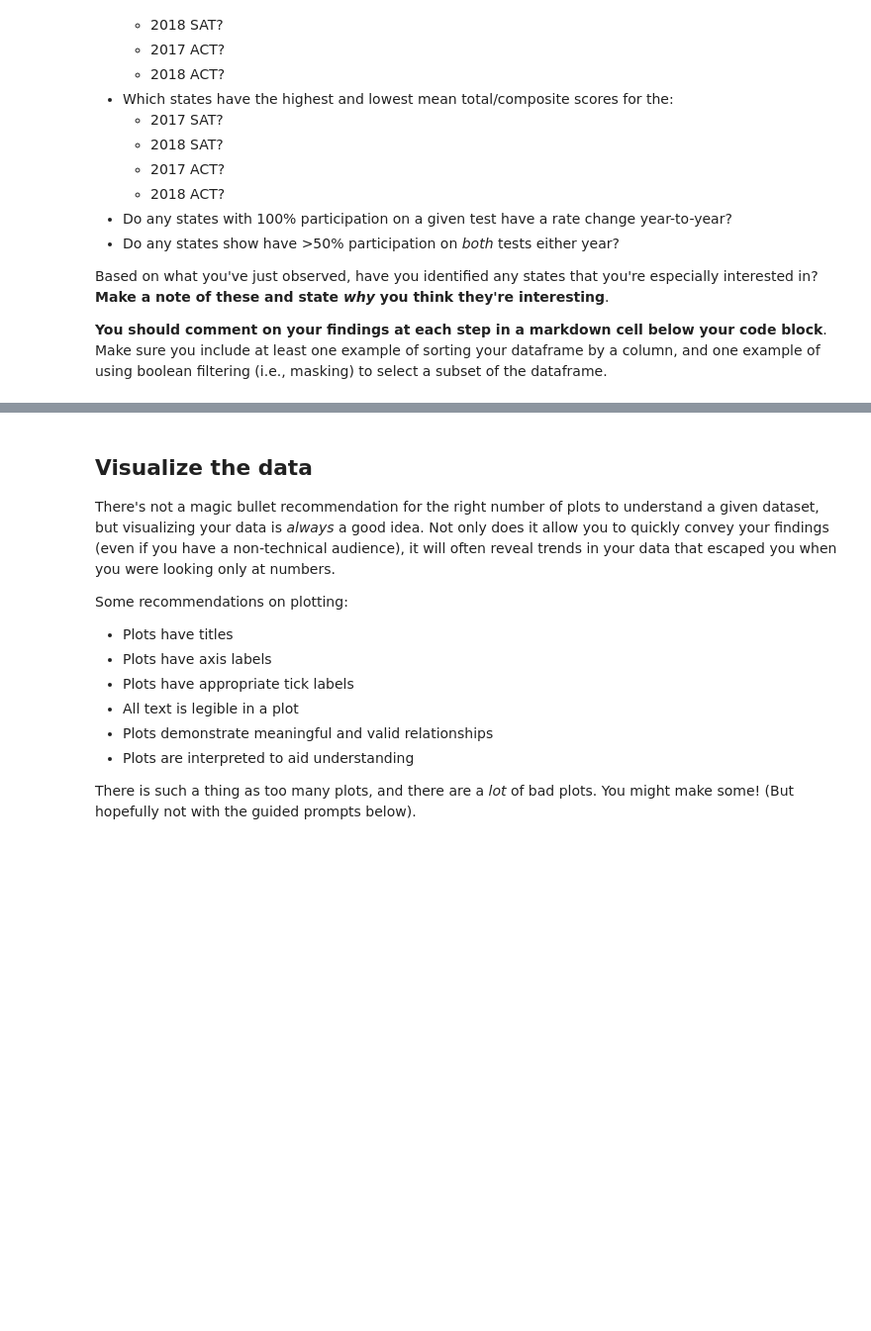
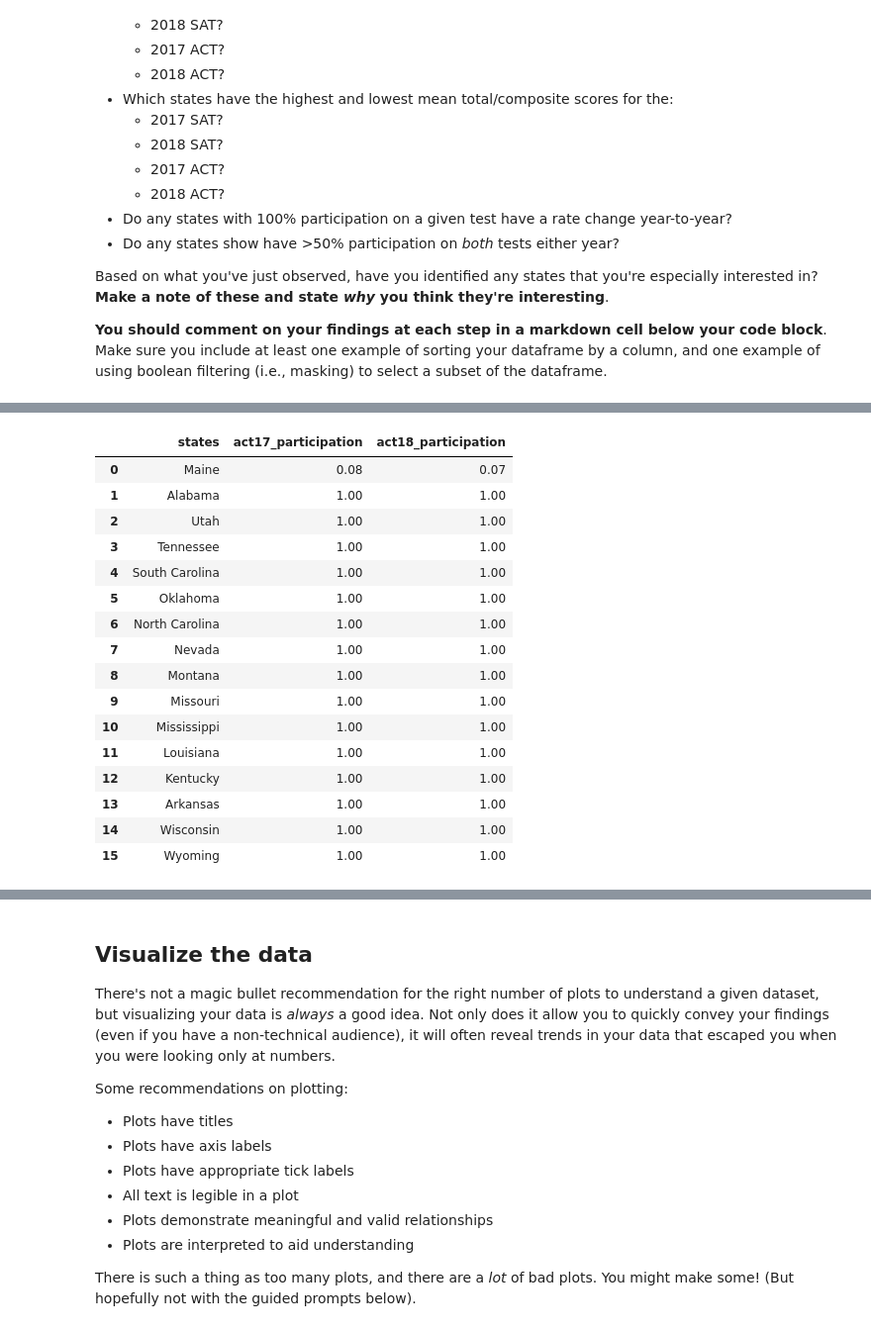
Before and after one commit to prerak12agarwal/GA_DSI_Projects, a Jupyter notebook: Project 1/code/SAT_ACT_17-18_analysis_for_US_states.ipynb, the cells around one changed output, grey strips where cells are left out. Shown at 99% size. Saved outputs shown, nothing was run; the diff lists cells and outputs as text; code cells hidden in the pictures; blank space fills up the shorter version.

```diff
--- a/Project 1/code/SAT_ACT_17-18_analysis_for_US_states.ipynb
+++ b/Project 1/code/SAT_ACT_17-18_analysis_for_US_states.ipynb
@@ -1053,0 +1220,9 @@ Based on what you've just observed, have you identified any states that you're e
+# %%
+# Creating masks to obtain min & max values of 'act17_participation' column
+min_act17_par = satact_1718['act17_participation']==satact_1718['act17_participation'].min()
+max_act17_par = satact_1718['act17_participation']==satact_1718['act17_participation'].max()
+
+# Applying the masks to obtain states with the lowest OR highest participation rates,
+# and then sorting the rows by participation rates in ascending order.
+minmax_act17_par = satact_1718[['states', 'act17_participation']].loc[(min_act17_par) | (max_act17_par)].sort_values(by='act17_participation')
+minmax_act17_par
@@ -1053,0 +1247,9 @@ Based on what you've just observed, have you identified any states that you're e
+# %%
+# Creating masks to obtain min & max values of 'act18_participation' column
+min_act18_par = satact_1718['act18_participation']==satact_1718['act18_participation'].min()
+max_act18_par = satact_1718['act18_participation']==satact_1718['act18_participation'].max()
+
+# Applying the masks to obtain states with the lowest OR highest participation rates,
+# and then sorting the rows by participation rates in ascending order.
+minmax_act18_par = satact_1718[['states', 'act18_participation']].loc[(min_act18_par) | (max_act18_par)].sort_values(by='act18_participation')
+minmax_act18_par
@@ -1053,0 +1274,24 @@ Based on what you've just observed, have you identified any states that you're e
+# %%
+# Merging the above two dataframes on the 'states' column.
+# We use 'inner' join to filter only the states that appear in both the above two dataframes.
+
+act1718_par_compare = pd.merge(minmax_act17_par, minmax_act18_par, on='states', how='inner')
+act1718_par_compare
+# %% [output]
+|  | states | act17_participation | act18_participation |
+| 0 | Maine | 0.08 | 0.07 |
+| 1 | Alabama | 1.00 | 1.00 |
+| 2 | Utah | 1.00 | 1.00 |
+| 3 | Tennessee | 1.00 | 1.00 |
+| 4 | South Carolina | 1.00 | 1.00 |
+| 5 | Oklahoma | 1.00 | 1.00 |
+| 6 | North Carolina | 1.00 | 1.00 |
+| 7 | Nevada | 1.00 | 1.00 |
+| 8 | Montana | 1.00 | 1.00 |
+| 9 | Missouri | 1.00 | 1.00 |
+| 10 | Mississippi | 1.00 | 1.00 |
+| 11 | Louisiana | 1.00 | 1.00 |
+| 12 | Kentucky | 1.00 | 1.00 |
+| 13 | Arkansas | 1.00 | 1.00 |
+| 14 | Wisconsin | 1.00 | 1.00 |
+| 15 | Wyoming | 1.00 | 1.00 |
```
Also changed, not shown: parts of 32 cells of this notebook, 1 other file.
